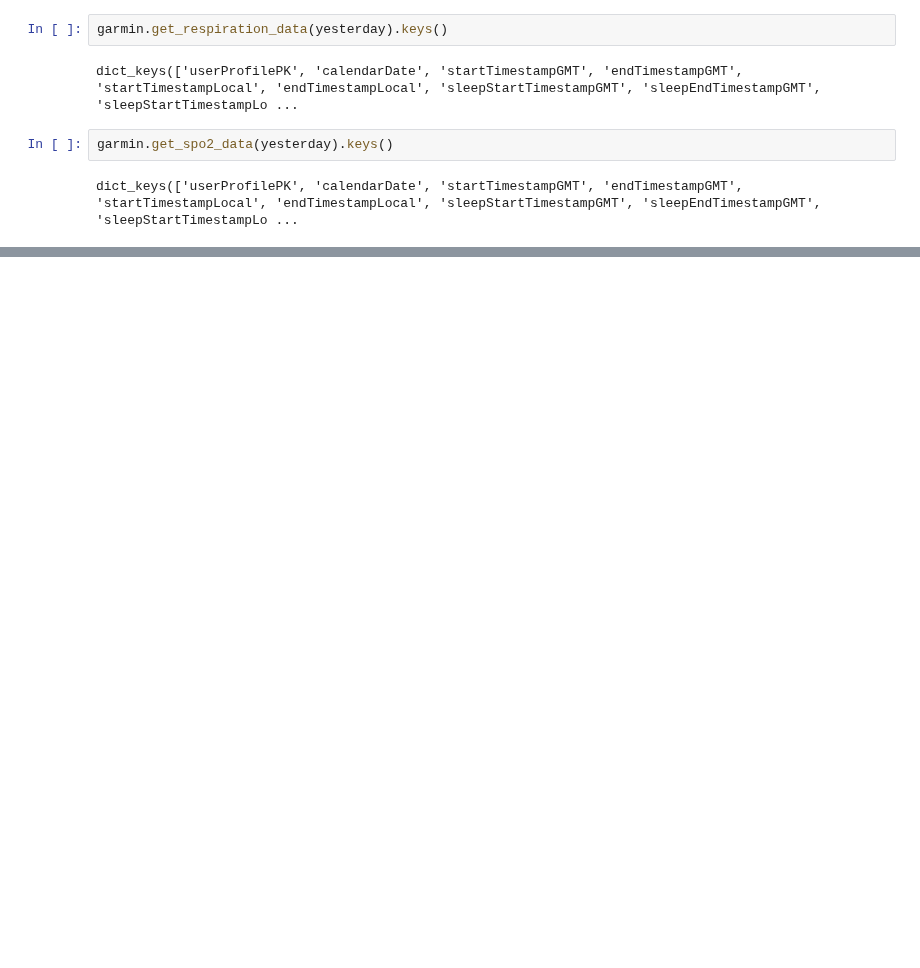
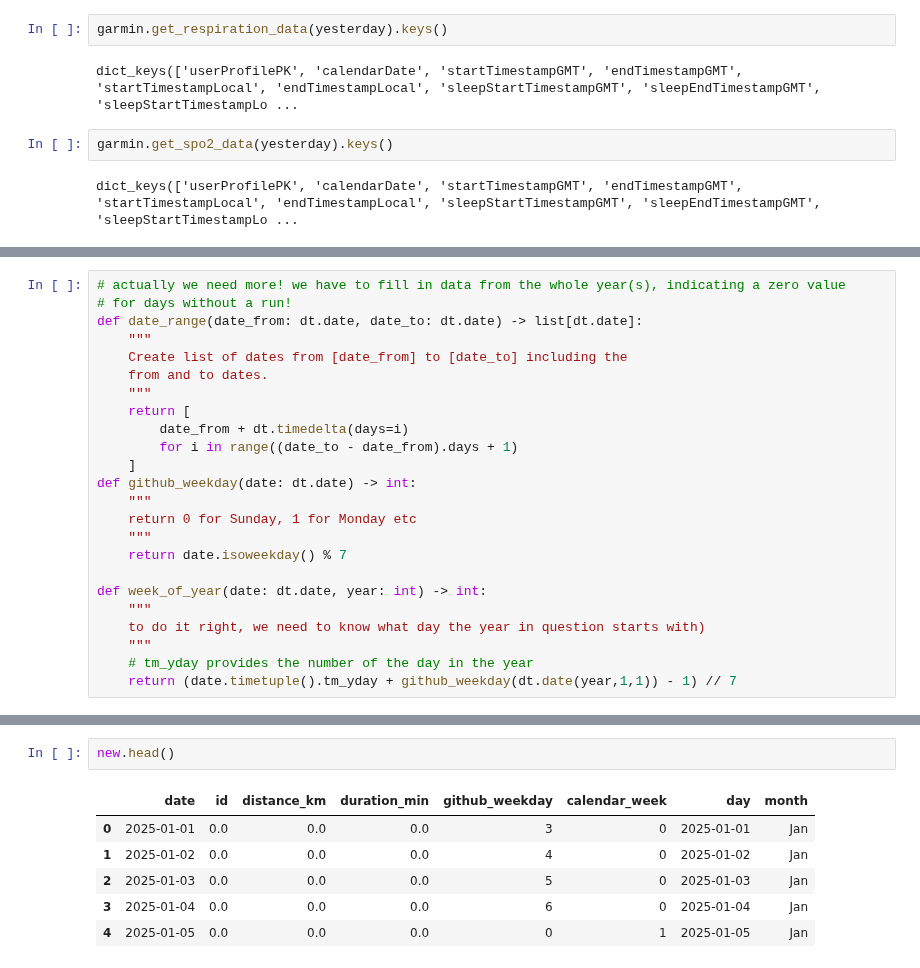
Before and after one commit to rotkehlxen/runbox, a Jupyter notebook: reference.ipynb, the cells around one changed output, grey strips where cells are left out. Saved outputs shown, nothing was run; the diff lists cells and outputs as text; blank space fills up the shorter version.

```diff
--- a/reference.ipynb
+++ b/reference.ipynb
@@ -163,0 +308,24 @@ garmin.get_all_day_stress(yesterday)['bodyBatteryValuesArray'][:10]
+# %%
+# actually we need more! we have to fill in data from the whole year(s), indicating a zero value
+# for days without a run!
+def date_range(date_from: dt.date, date_to: dt.date) -> list[dt.date]:
+    """
+    Create list of dates from [date_from] to [date_to] including the
+    from and to dates.
+    """
+    return [
+        date_from + dt.timedelta(days=i)
+        for i in range((date_to - date_from).days + 1)
+    ]
+def github_weekday(date: dt.date) -> int:
+    """
+    return 0 for Sunday, 1 for Monday etc
+    """
+    return date.isoweekday() % 7
+
+def week_of_year(date: dt.date, year: int) -> int:
+    """
+    to do it right, we need to know what day the year in question starts with)
+    """
+    # tm_yday provides the number of the day in the year
+    return (date.timetuple().tm_yday + github_weekday(dt.date(year,1,1)) - 1) // 7
@@ -163,0 +351,9 @@ garmin.get_all_day_stress(yesterday)['bodyBatteryValuesArray'][:10]
+# %%
+new.head()
+# %% [output]
+|  | date | id | distance_km | duration_min | github_weekday | calendar_week | day | month |
+| 0 | 2025-01-01 | 0.0 | 0.0 | 0.0 | 3 | 0 | 2025-01-01 | Jan |
+| 1 | 2025-01-02 | 0.0 | 0.0 | 0.0 | 4 | 0 | 2025-01-02 | Jan |
+| 2 | 2025-01-03 | 0.0 | 0.0 | 0.0 | 5 | 0 | 2025-01-03 | Jan |
+| 3 | 2025-01-04 | 0.0 | 0.0 | 0.0 | 6 | 0 | 2025-01-04 | Jan |
+| 4 | 2025-01-05 | 0.0 | 0.0 | 0.0 | 0 | 1 | 2025-01-05 | Jan |
```
Also changed, not shown: parts of 52 cells of this notebook.
